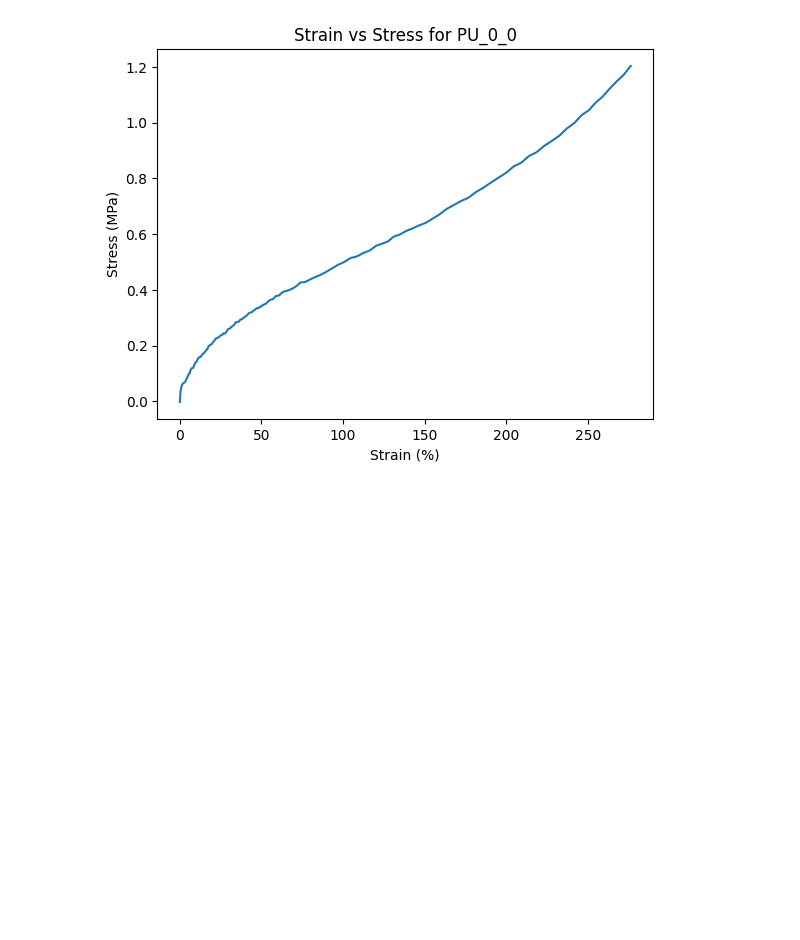
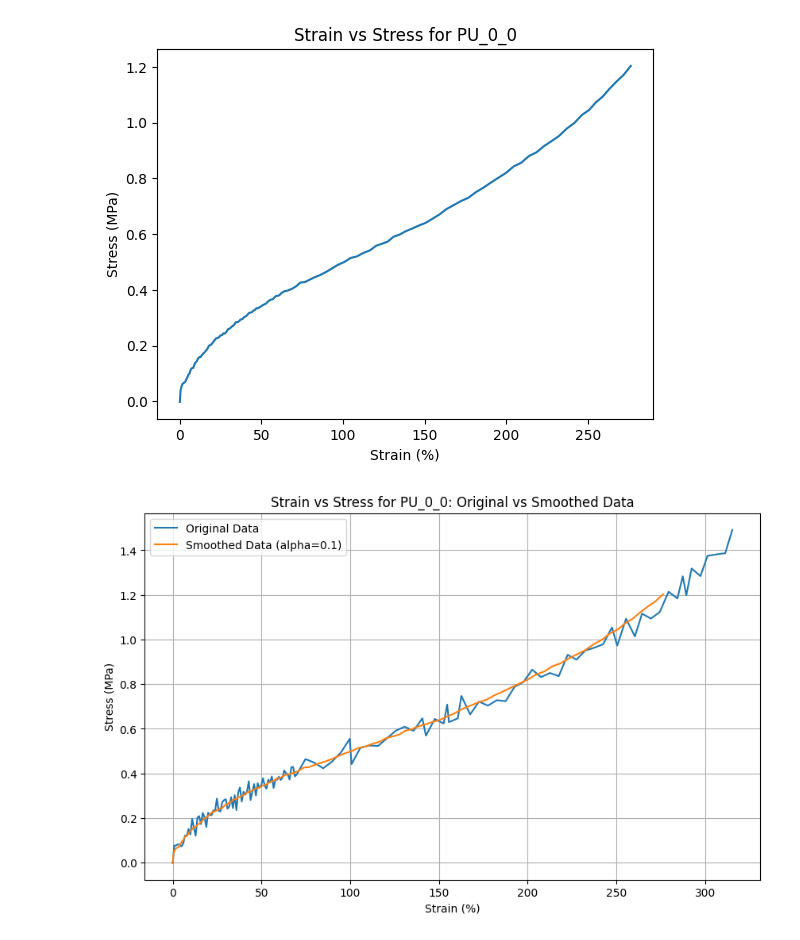
Before and after one commit to JHU-Kessler-Group/GraftedHybridLatexPaper, a Jupyter notebook: Figure2.ipynb, the cells around one changed output. Drawn from its saved outputs; the diff is of its cells as text; code cells hidden in the pictures; blank space fills up the shorter version.

```diff
--- a/Figure2.ipynb
+++ b/Figure2.ipynb
@@ -48,3 +54,24 @@ plt.title('Strain vs Stress for PU_0_0')
 plt.show()
 # %% [output]
 [figure]
+# %%
+import seaborn as sns
+import matplotlib.pyplot as plt
+
+# Create a single plot
+plt.figure(figsize=(10, 6)) # Optional: Adjust figure size
+
+# Plot the original data
+sns.lineplot(x='Strain (%)', y='Stress (MPa)', data=pu_0_0_df, label='Original Data')
+
+# Plot the smoothed data
+sns.lineplot(x='Strain (%)', y='Stress (MPa)', data=smoothed_data, label=f'Smoothed Data (alpha={alpha})')
+
+plt.xlabel('Strain (%)')
+plt.ylabel('Stress (MPa)')
+plt.title('Strain vs Stress for PU_0_0: Original vs Smoothed Data')
+plt.legend() # Show legend to distinguish the lines
+plt.grid(True) # Optional: Add grid for better readability
+plt.show()
+# %% [output]
+[figure, added]
```
Also changed, not shown: parts of 2 cells of this notebook.
